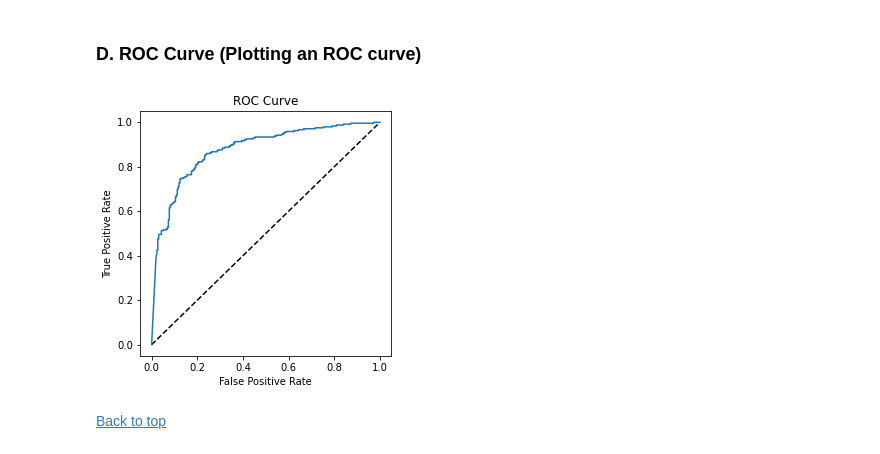
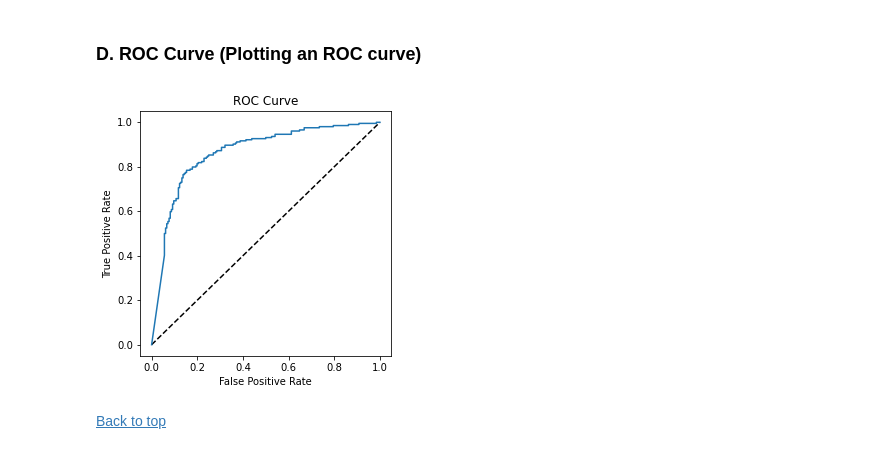
Before and after one commit to ddellahi/Text-Mining-NLP-Tutorial-, a Jupyter notebook: Text Mining & NLP Tutorial .ipynb, the cells around one changed output. Saved outputs shown, nothing was run; the diff lists cells and outputs as text; code cells hidden in the pictures.

```diff
--- a/Text Mining & NLP Tutorial .ipynb
+++ b/Text Mining & NLP Tutorial .ipynb
@@ -738,7 +732,7 @@ count_vect = CountVectorizer(lowercase=True, stop_words='english', min_df=2)
 # %% [markdown]
 ### Transforming text to numeric vectors
 # %%
-X_count_vect = count_vect.fit_transform(rev_list)
+X_count_vect = count_vect.fit_transform(review_list)
 # %%
 ### Dimension of the vector
 X_count_vect.shape
@@ -770,6 +764,6 @@ X_names
 # %% [markdown]
 ### Creating a pandas Dataframe of the vectorized text
 # %%
-X_count_vect = pd.DataFrame(X_count_vect.toarray(),columns=X_names)
+X = pd.DataFrame(X_count_vect.toarray(),columns=X_names)
 # %%
 ### Dimension of the Dataframe
@@ -805,2 +801,4 @@ X_train_cv,X_test_cv,y_train_cv,y_test_cv = train_test_split(X_count_vect,y,test
+# %%
+X_train,X_test,y_train,y_test = train_test_split(X,y,test_size=0.20)
 # %%
 ### Dimension of the X_train
@@ -831,0 +815,6 @@ MultinomialNB()
+# %%
+# instantiate the model
+clf = MultinomialNB()
+# Fit the classifier to the data
+# fit it to the training data
+clf.fit(X_train,y_train)
@@ -915,20 +903,20 @@ import matplotlib.pyplot as plt
 # %%
 # Compute predicted probabilities: y_pred_prob
-y_pred_prob = clf_cv.predict_proba(X_test_cv)[:,1]
+y_pred_prob = clf.predict_proba(X_test)[:,1]
 
 # Generate ROC curve values: fpr, tpr, thresholds
-fpr, tpr, thresholds = metrics.roc_curve(y_test_cv, y_pred_prob)
+fpr, tpr, thresholds = metrics.roc_curve(y_test, y_pred_prob)
 
 # Plot ROC curve
 plt.subplots(figsize=(4.5, 4.5))
 plt.plot([0, 1], [0, 1], 'k--')
 plt.plot(fpr, tpr)
 plt.xlabel('False Positive Rate')
 plt.ylabel('True Positive Rate')
 plt.title('ROC Curve')
 plt.show()
 # %% [output]
-[figure, old version]
+[figure, new version]
 # %% [markdown]
 [Back to top](#back)
 # %% [markdown]
```
Also changed, not shown: parts of 78 cells of this notebook.
